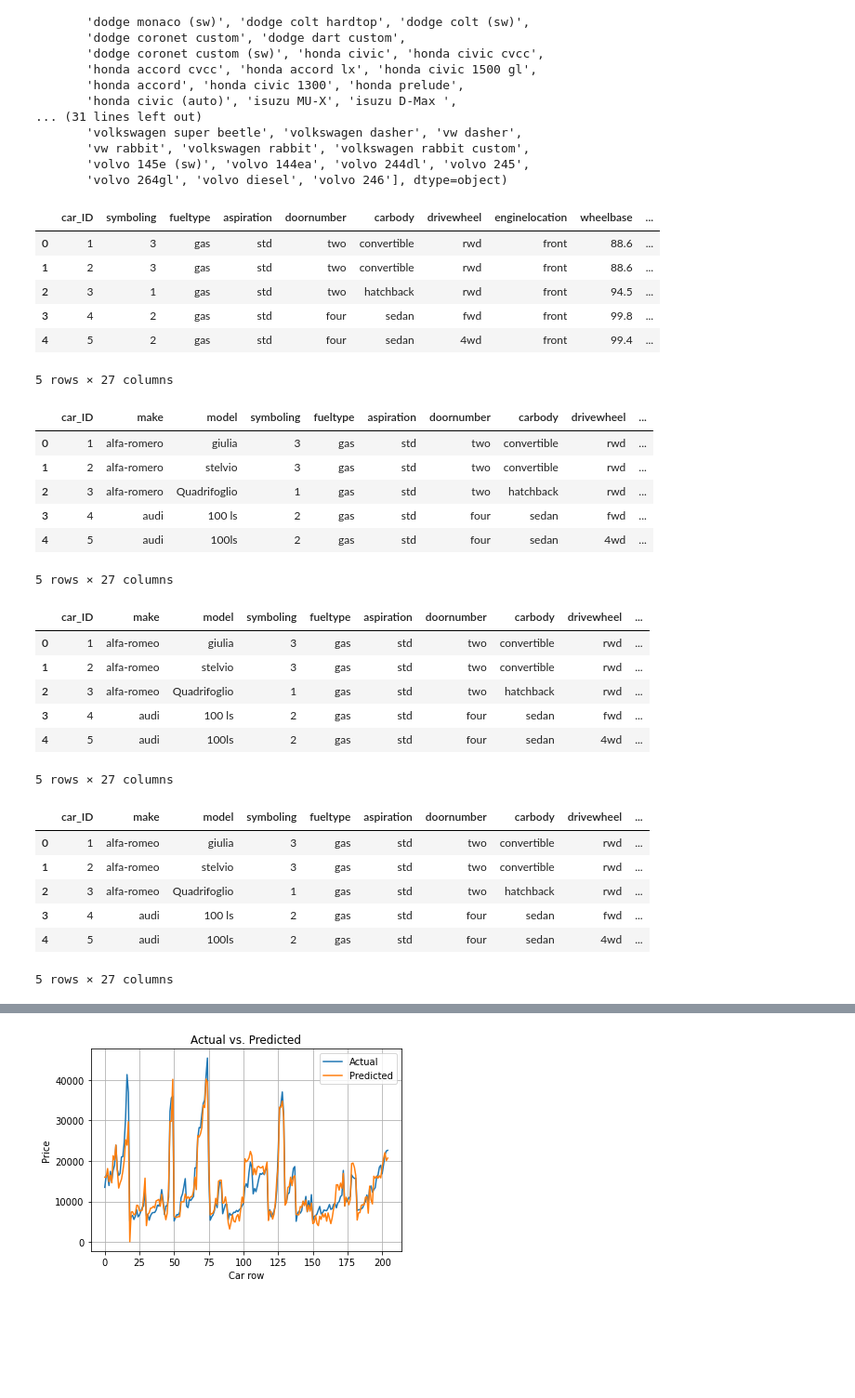
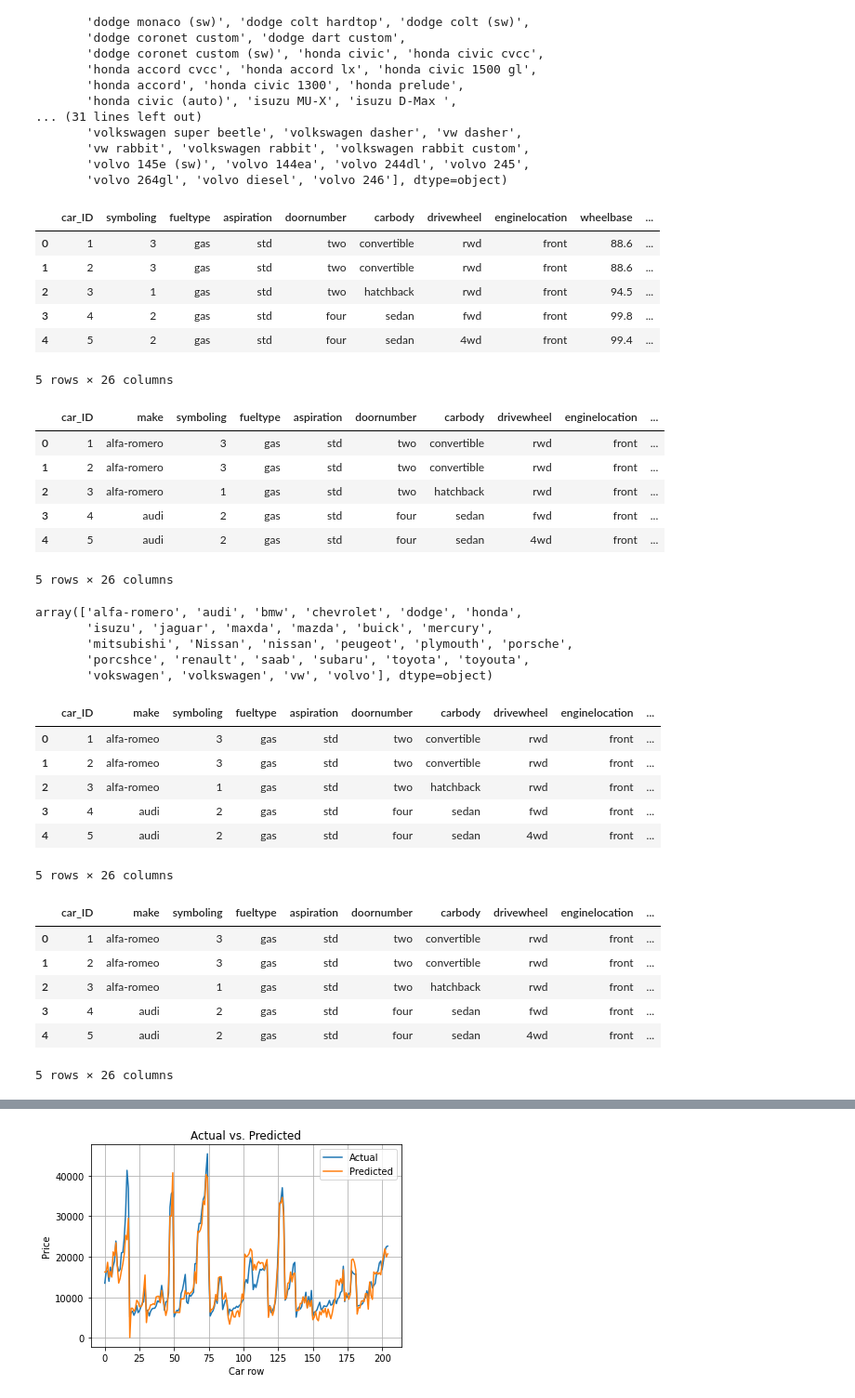
Before and after one commit to KVN2099/Car-Price-Prediction, a Jupyter notebook: Main.ipynb, the cells around one changed output, grey strips where cells are left out. Shown at 93% size. Drawn from its saved outputs; the diff is of its cells as text; code cells hidden in the pictures; blank space fills up the shorter version.

```diff
--- a/Main.ipynb
+++ b/Main.ipynb
@@ -70,7 +70,6 @@ array(['alfa-romero giulia', 'alfa-romero stelvio',
 # %%
 # Create separate Car Make and model columns
 df['make'] = df.apply(lambda x: x['CarName'].split(' ')[0], axis=1)
-df['model'] = df.apply(lambda x: ' '.join(x['CarName'].split(' ')[1:]), axis=1)
 df = df.drop(['CarName'], axis=1)
 df.head()
 # %% [output]
@@ -80,19 +79,27 @@ df.head()
 | 2 | 3 | 1 | gas | std | two | hatchback | rwd | front | 94.5 | ... |
 | 3 | 4 | 2 | gas | std | four | sedan | fwd | front | 99.8 | ... |
 | 4 | 5 | 2 | gas | std | four | sedan | 4wd | front | 99.4 | ... |
-5 rows × 27 columns
+5 rows × 26 columns
 # %%
-order = [df.columns[0]] + list(df.columns[-2:]) + list(df.columns[1:-2])
+order = [df.columns[0]] + list(df.columns[-1:]) + list(df.columns[1:-1])
 df = df.reindex(columns=order)
 df.head()
 # %% [output]
-|  | car_ID | make | model | symboling | fueltype | aspiration | doornumber | carbody | drivewheel | ... |
-| 0 | 1 | alfa-romero | giulia | 3 | gas | std | two | convertible | rwd | ... |
-| 1 | 2 | alfa-romero | stelvio | 3 | gas | std | two | convertible | rwd | ... |
-| 2 | 3 | alfa-romero | Quadrifoglio | 1 | gas | std | two | hatchback | rwd | ... |
-| 3 | 4 | audi | 100 ls | 2 | gas | std | four | sedan | fwd | ... |
-| 4 | 5 | audi | 100ls | 2 | gas | std | four | sedan | 4wd | ... |
+|  | car_ID | make | symboling | fueltype | aspiration | doornumber | carbody | drivewheel | enginelocation | ... |
+| 0 | 1 | alfa-romero | 3 | gas | std | two | convertible | rwd | front | ... |
+| 1 | 2 | alfa-romero | 3 | gas | std | two | convertible | rwd | front | ... |
+| 2 | 3 | alfa-romero | 1 | gas | std | two | hatchback | rwd | front | ... |
+| 3 | 4 | audi | 2 | gas | std | four | sedan | fwd | front | ... |
+| 4 | 5 | audi | 2 | gas | std | four | sedan | 4wd | front | ... |
-5 rows × 27 columns
+5 rows × 26 columns
+# %%
+df['make'].unique()
+# %% [output]
+array(['alfa-romero', 'audi', 'bmw', 'chevrolet', 'dodge', 'honda',
+       'isuzu', 'jaguar', 'maxda', 'mazda', 'buick', 'mercury',
+       'mitsubishi', 'Nissan', 'nissan', 'peugeot', 'plymouth', 'porsche',
+       'porcshce', 'renault', 'saab', 'subaru', 'toyota', 'toyouta',
+       'vokswagen', 'volkswagen', 'vw', 'volvo'], dtype=object)
 # %%
 def correct(s):
     if s == 'alfa-romero': return 'alfa-romeo'
@@ -105,34 +112,25 @@ def correct(s):
 df['make'] = df.apply(lambda x: correct(x['make']), axis=1)
 df.head()
 # %% [output]
-|  | car_ID | make | model | symboling | fueltype | aspiration | doornumber | carbody | drivewheel | ... |
-| 0 | 1 | alfa-romeo | giulia | 3 | gas | std | two | convertible | rwd | ... |
-| 1 | 2 | alfa-romeo | stelvio | 3 | gas | std | two | convertible | rwd | ... |
-| 2 | 3 | alfa-romeo | Quadrifoglio | 1 | gas | std | two | hatchback | rwd | ... |
-| 3 | 4 | audi | 100 ls | 2 | gas | std | four | sedan | fwd | ... |
-| 4 | 5 | audi | 100ls | 2 | gas | std | four | sedan | 4wd | ... |
+|  | car_ID | make | symboling | fueltype | aspiration | doornumber | carbody | drivewheel | enginelocation | ... |
+| 0 | 1 | alfa-romeo | 3 | gas | std | two | convertible | rwd | front | ... |
+| 1 | 2 | alfa-romeo | 3 | gas | std | two | convertible | rwd | front | ... |
+| 2 | 3 | alfa-romeo | 1 | gas | std | two | hatchback | rwd | front | ... |
+| 3 | 4 | audi | 2 | gas | std | four | sedan | fwd | front | ... |
+| 4 | 5 | audi | 2 | gas | std | four | sedan | 4wd | front | ... |
-5 rows × 27 columns
+5 rows × 26 columns
 # %%
-le = {
-    'make': LabelEncoder(),
-    'symboling': LabelEncoder(),
-    'fueltype': LabelEncoder(),
-    'aspiration': LabelEncoder(),
-    'doornumber': LabelEncoder(),
-    'carbody': LabelEncoder(),
-    'drivewheel': LabelEncoder(),
-    'enginelocation': LabelEncoder(),
-    'enginetype': LabelEncoder(),
-    'cylindernumber': LabelEncoder(),
-    'fuelsystem': LabelEncoder()
-}
+labels = ['make', 'symboling', 'fueltype', 'aspiration', 'doornumber', 'carbody', 'drivewheel', 'enginelocation', 'enginetype', 'cylindernumber', 'fuelsystem']
+le = {}
+for label in labels:
+    le[label] = LabelEncoder()
 df.head()
 # %% [output]
-|  | car_ID | make | model | symboling | fueltype | aspiration | doornumber | carbody | drivewheel | ... |
-| 0 | 1 | alfa-romeo | giulia | 3 | gas | std | two | convertible | rwd | ... |
-| 1 | 2 | alfa-romeo | stelvio | 3 | gas | std | two | convertible | rwd | ... |
-| 2 | 3 | alfa-romeo | Quadrifoglio | 1 | gas | std | two | hatchback | rwd | ... |
-| 3 | 4 | audi | 100 ls | 2 | gas | std | four | sedan | fwd | ... |
-| 4 | 5 | audi | 100ls | 2 | gas | std | four | sedan | 4wd | ... |
+|  | car_ID | make | symboling | fueltype | aspiration | doornumber | carbody | drivewheel | enginelocation | ... |
+| 0 | 1 | alfa-romeo | 3 | gas | std | two | convertible | rwd | front | ... |
+| 1 | 2 | alfa-romeo | 3 | gas | std | two | convertible | rwd | front | ... |
+| 2 | 3 | alfa-romeo | 1 | gas | std | two | hatchback | rwd | front | ... |
+| 3 | 4 | audi | 2 | gas | std | four | sedan | fwd | front | ... |
+| 4 | 5 | audi | 2 | gas | std | four | sedan | 4wd | front | ... |
-5 rows × 27 columns
+5 rows × 26 columns
 # %%
```
Also changed, not shown: parts of 11 cells of this notebook.
